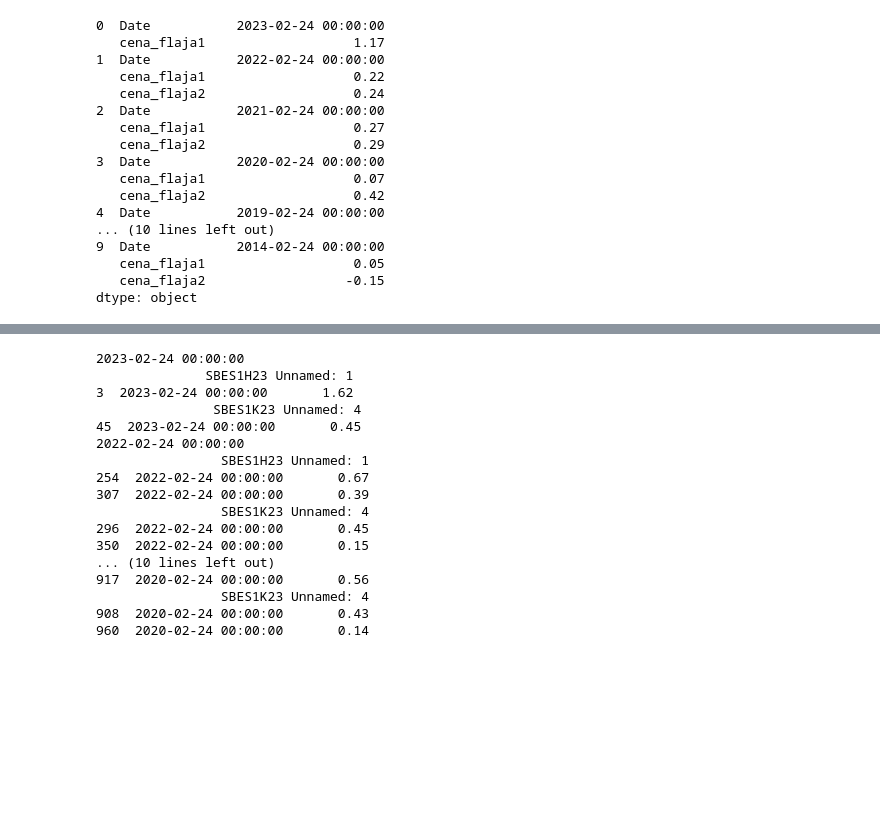
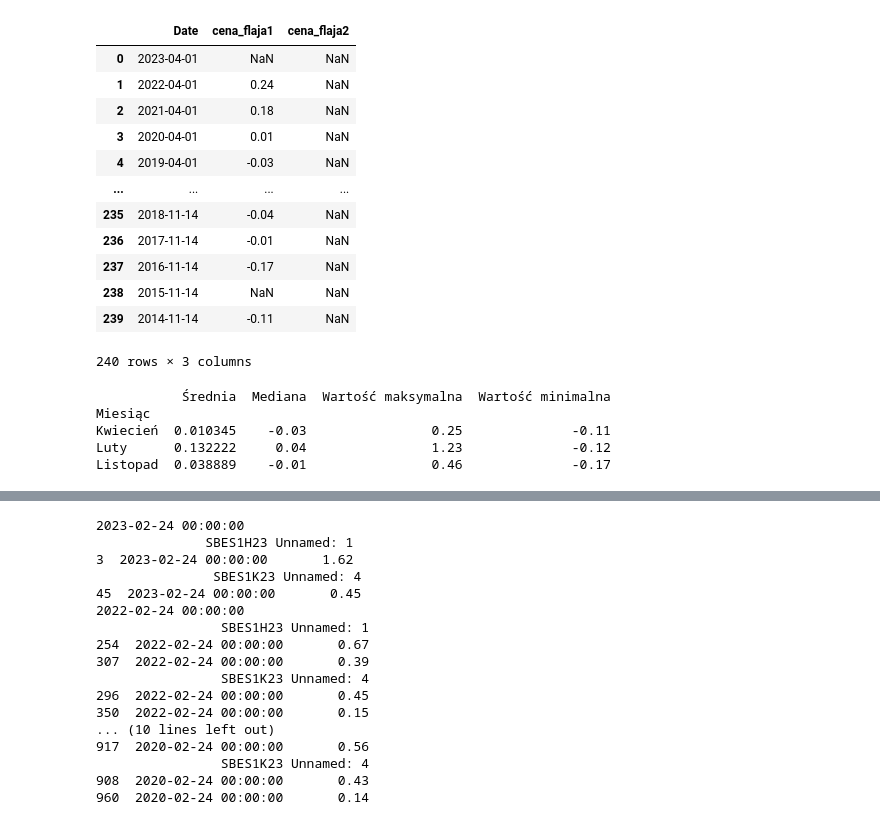
Before and after one commit to tomektom10/dataScienceBootCamp, a Jupyter notebook: moje_projekt_cukier.ipynb, the cells around one changed output, grey strips where cells are left out. Saved outputs shown, nothing was run; the diff lists cells and outputs as text; code cells hidden in the pictures; blank space fills up the shorter version.

```diff
--- a/moje_projekt_cukier.ipynb
+++ b/moje_projekt_cukier.ipynb
@@ -131,20 +142,22 @@ dtype: object
-# %%
-all_data
-# %% [output]
-0  Date           2023-02-24 00:00:00
-   cena_flaja1                   1.17
-1  Date           2022-02-24 00:00:00
-   cena_flaja1                   0.22
-   cena_flaja2                   0.24
-2  Date           2021-02-24 00:00:00
-   cena_flaja1                   0.27
-   cena_flaja2                   0.29
-3  Date           2020-02-24 00:00:00
-   cena_flaja1                   0.07
-   cena_flaja2                   0.42
-4  Date           2019-02-24 00:00:00
-... (10 lines left out)
-9  Date           2014-02-24 00:00:00
-   cena_flaja1                   0.05
-   cena_flaja2                  -0.15
-dtype: object
+# %%
+
+df_wynik['Date'] = pd.to_datetime(df_wynik['Date'])  # Konwersja kolumny 'Date' na format daty
+
+df_wynik['Year'] = df_wynik['Date'].dt.year
+df_wynik['Rest_of_Date'] = df_wynik['Date'].dt.strftime('%m-%d')  # Pozostawienie tylko części miesiąca i dnia
+# %%
+df_wynik
+# %% [output]
+|  | Date | cena_flaja1 | cena_flaja2 |
+| 0 | 2023-04-01 | NaN | NaN |
+| 1 | 2022-04-01 | 0.24 | NaN |
+| 2 | 2021-04-01 | 0.18 | NaN |
+| 3 | 2020-04-01 | 0.01 | NaN |
+| 4 | 2019-04-01 | -0.03 | NaN |
+| ... | ... | ... | ... |
+| 235 | 2018-11-14 | -0.04 | NaN |
+| 236 | 2017-11-14 | -0.01 | NaN |
+| 237 | 2016-11-14 | -0.17 | NaN |
+| 238 | 2015-11-14 | NaN | NaN |
+| 239 | 2014-11-14 | -0.11 | NaN |
+240 rows × 3 columns
@@ -150,0 +192,19 @@ dtype: object
+# %%
+data1 = {
+    'Miesiąc': ['Kwiecień', 'Luty', "Listopad"],
+    'Średnia': [mean_april_price, mean_luty_price, mean_listopad_price],
+    'Mediana': [median_april_price, median_luty_price, median_listopad_price],
+    'Wartość maksymalna': [max_april_price, max_luty_price, max_listopad_price],
+    'Wartość minimalna': [min_april_price, min_luty_price, min_listopad_price]
+}
+
+df_wynik1 = pd.DataFrame(data1)
+df_wynik1.set_index('Miesiąc', inplace=True)  # Ustawienie kolumny "Miesiąc" jako indeksu
+
+print(df_wynik1)
+# %% [output]
+           Średnia  Mediana  Wartość maksymalna  Wartość minimalna
+Miesiąc
+Kwiecień  0.010345    -0.03                0.25              -0.11
+Luty      0.132222     0.04                1.23              -0.12
+Listopad  0.038889    -0.01                0.46              -0.17
```
Also changed, not shown: parts of 19 cells of this notebook.
